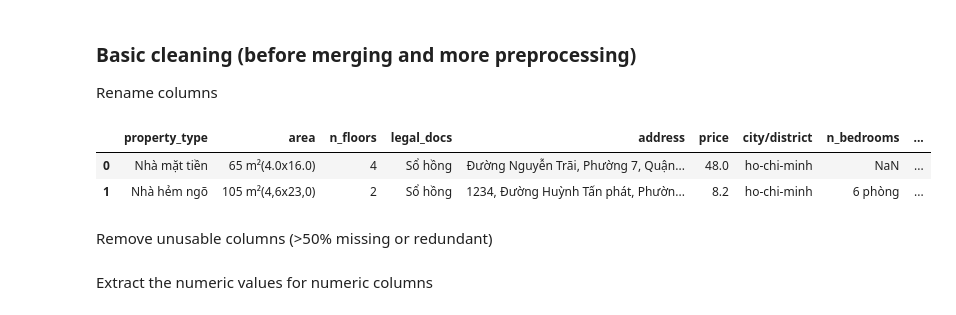
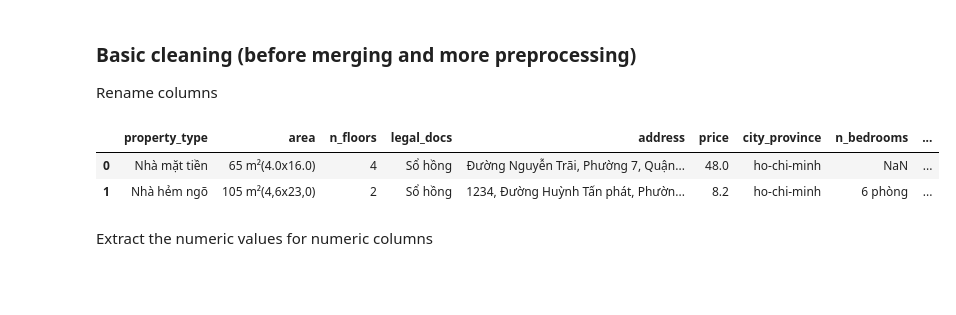
Before and after one commit to QuangHD4/real-estate-vietnam-analysis, a Jupyter notebook: notebooks/extract_2.ipynb, the cells around one changed output. Cells and saved outputs as stored; diff of their text form; code cells hidden in the pictures; blank space fills up the shorter version.

```diff
--- a/notebooks/extract_2.ipynb
+++ b/notebooks/extract_2.ipynb
@@ -41,22 +41,20 @@ Rename columns
 # %%
 rename_map = {
     "Loại hình nhà ở":"property_type",
     "Diện tích đất":"area",
     "Tổng số tầng":"n_floors",
     "Giấy tờ pháp lý":"legal_docs",
     "Số phòng ngủ":"n_bedrooms",
     "Số phòng vệ sinh":"n_bathrooms",
     "Hướng ban công":"balcony_direction",
     "Hướng cửa chính":"facing_direction",
     "Dự án":"project",
     "Tầng số":"floor_num",
-    "city":"city/district"
+    "city":"city_province"
 }
 df.rename(rename_map, axis=1, inplace=True)
 df.head(2)
 # %% [output]
-|  | property_type | area | n_floors | legal_docs | address | price | city/district | n_bedrooms | ... |
+|  | property_type | area | n_floors | legal_docs | address | price | city_province | n_bedrooms | ... |
 | 0 | Nhà mặt tiền | 65 m²(4.0x16.0) | 4 | Sổ hồng | Đường Nguyễn Trãi, Phường 7, Quận... | 48.0 | ho-chi-minh | NaN | ... |
 | 1 | Nhà hẻm ngõ | 105 m²(4,6x23,0) | 2 | Sổ hồng | 1234, Đường Huỳnh Tấn phát, Phườn... | 8.2 | ho-chi-minh | 6 phòng | ... |
-# %% [markdown]
-Remove unusable columns (>50% missing or redundant)
```
Also changed, not shown: parts of 10 cells of this notebook, 7 other files.
